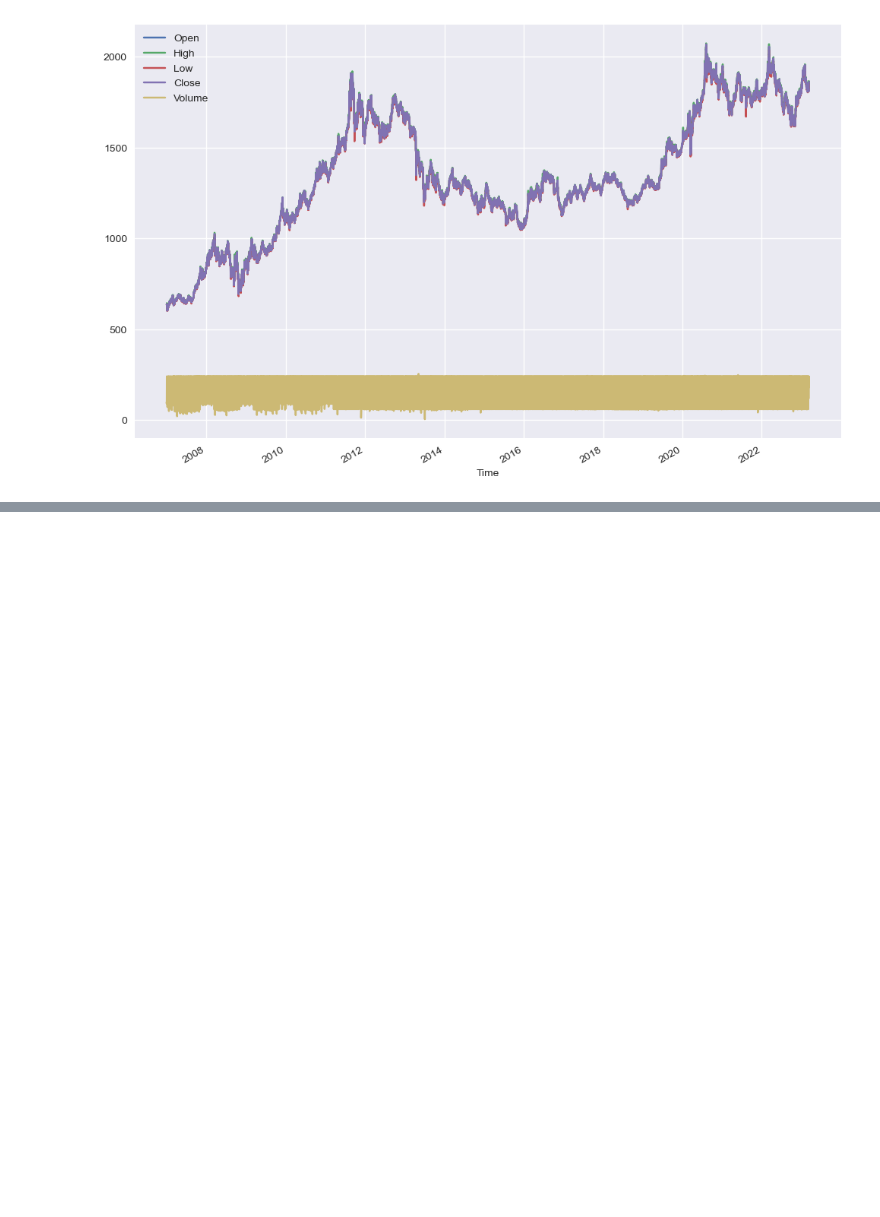
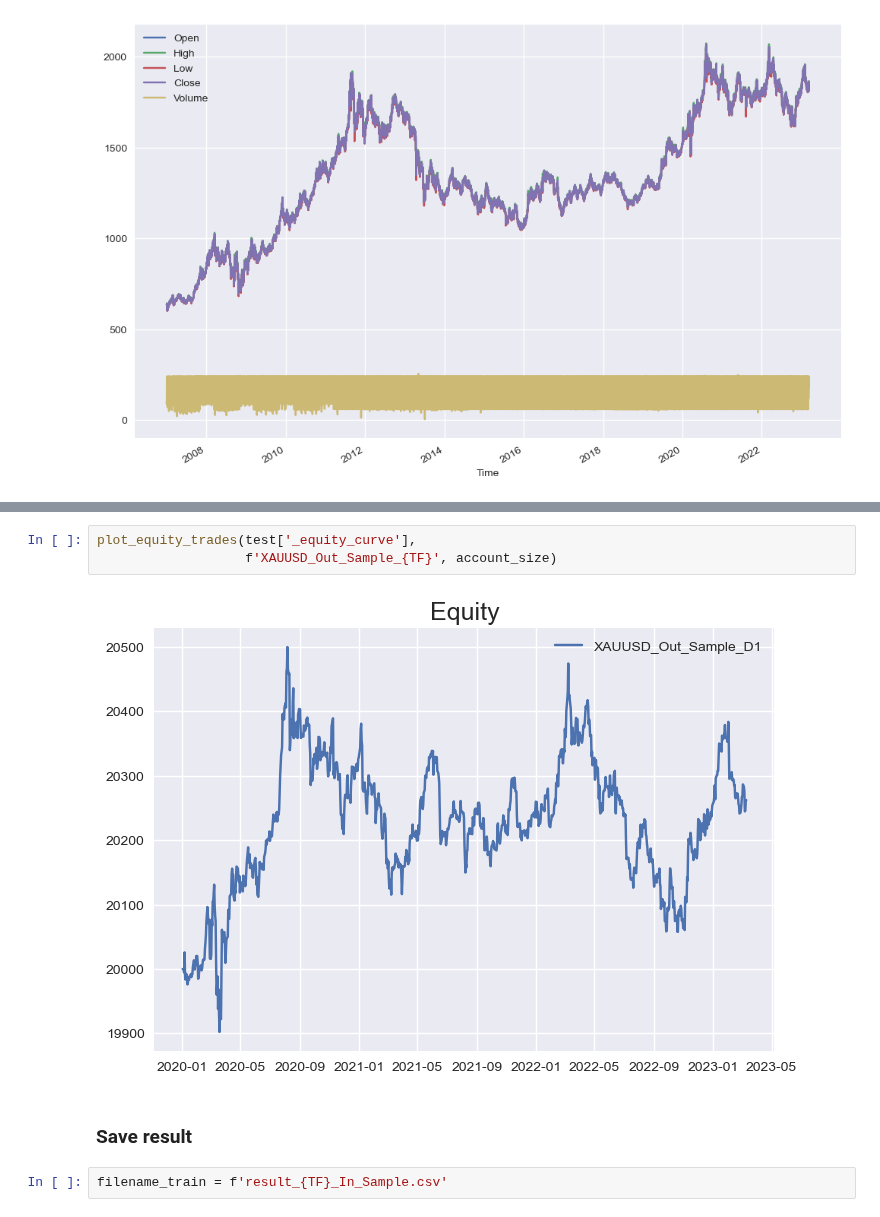
Before and after one commit to Kittipong91/XAUUSD_algorithmic_trading, a Jupyter notebook: Machine_Learning/Linear Regression/Linear Regression.ipynb, the cells around one changed output, grey strips where cells are left out. Cells and saved outputs as stored; diff of their text form; blank space fills up the shorter version.

```diff
--- a/Machine_Learning/Linear Regression/Linear Regression.ipynb
+++ b/Machine_Learning/Linear Regression/Linear Regression.ipynb
@@ -251,0 +268,9 @@ hit_ratio # percentage of correctly forecasted market directions
+# %%
+plot_equity_trades(test['_equity_curve'],
+                   f'XAUUSD_Out_Sample_{TF}', account_size)
+# %% [output]
+[figure, added]
+# %% [markdown]
+### Save result
+# %%
+filename_train = f'result_{TF}_In_Sample.csv'
```
Also changed, not shown: parts of 141 cells of this notebook, 30 other files.
